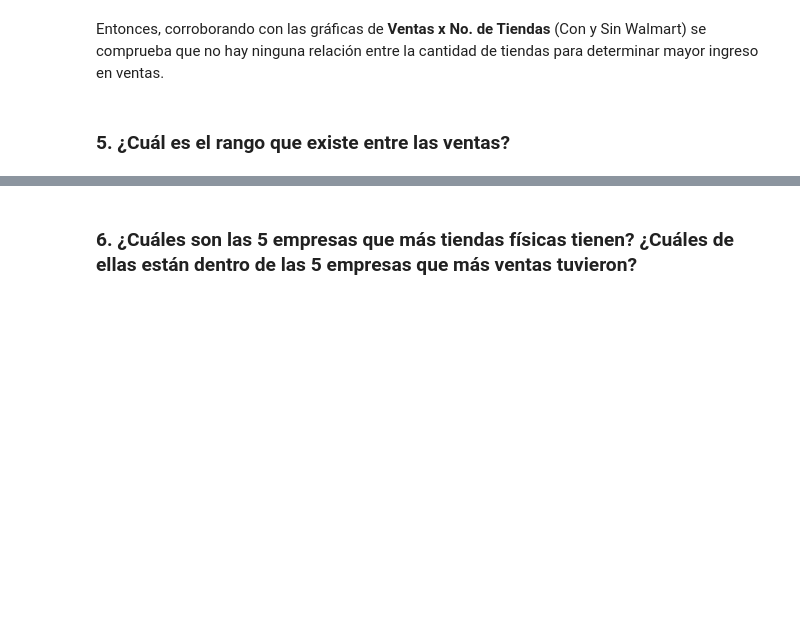
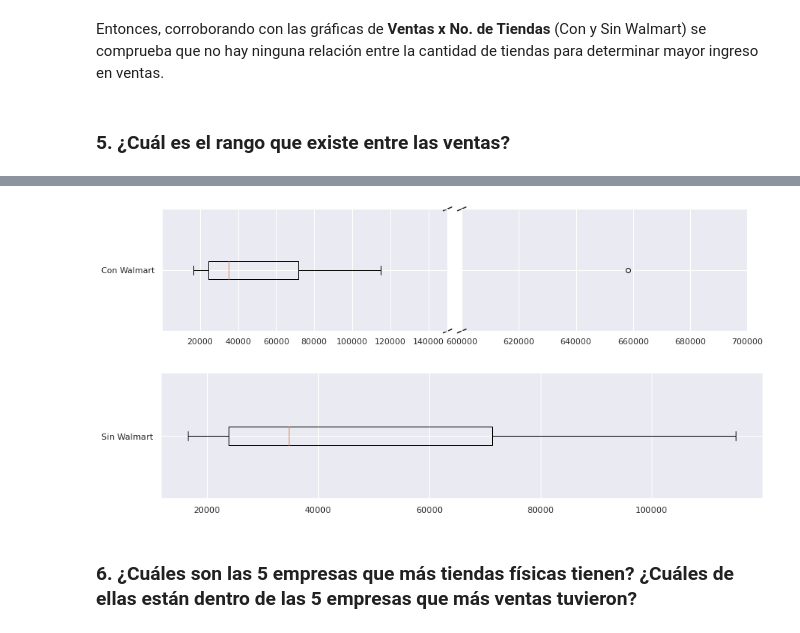
Before and after one commit to iofabela/datacademy_project-Largest_retailers, a Jupyter notebook: datacademy_project_retails.ipynb, the cells around one changed output, grey strips where cells are left out. Saved outputs shown, nothing was run; the diff lists cells and outputs as text; code cells hidden in the pictures; blank space fills up the shorter version.

```diff
--- a/datacademy_project_retails.ipynb
+++ b/datacademy_project_retails.ipynb
@@ -213,3 +241,47 @@ Entonces, corroborando con las gráficas de **Ventas x No. de Tiendas** (Con y S
+# %%
+figure, axes = plt.subplots(1,2,figsize=(14,3))
+
+# Make the spacing between the two axes a bit smaller
+plt.subplots_adjust(wspace=0.05)
+
+# plot the same data on both axes
+axes[0].boxplot(df['Sales'],vert=False)
+axes[1].boxplot(df['Sales'],vert=False)
+
+# zoom-in / limit the view to different portions of the data
+axes[0].set_xlim(100,150000) # most of the data
+axes[1].set_xlim(600000,700000) # outliers only
+
+axes[0].set_xlim([100,150000]);
+axes[0].get_xaxis().get_major_formatter().set_scientific(False)
+
+axes[1].set_xlim([600000,700000]);
+axes[1].get_xaxis().get_major_formatter().set_scientific(False)
+
+#axes[0].spines['right'].set_visible(False)
+#axes[1].spines['left'].set_visible(False)
+axes[0].set(yticklabels=['Con Walmart'])
+axes[1].set(yticklabels=[])
+
+d = .015 # how big to make the diagonal lines in axes coordinates
+# arguments to pass plot, just so we don't keep repeating them
+kwargs = dict(transform=axes[0].transAxes, color='k', clip_on=False)
+axes[0].plot((1-d,1+d),(-d,+d), **kwargs) # top-left diagonal
+axes[0].plot((1-d,1+d),(1-d,1+d), **kwargs) # bottom-left diagonal
+
+kwargs.update(transform=axes[1].transAxes) # switch to the bottom axes
+axes[1].plot((-d,d),(-d,+d), **kwargs) # top-right diagonal
+axes[1].plot((-d,d),(1-d,1+d), **kwargs) # bottom-right diagonal
+
+figure, axes = plt.subplots(figsize=(14,3))
+axes.boxplot(df_without_walmart['Sales'],vert=False)
+axes.set(yticklabels=['Sin Walmart'])
+axes.get_xaxis().get_major_formatter().set_scientific(False)
+
+plt.show()
+# %% [output]
+[figure, added]
+[figure, added]
 # %% [markdown]
 ### 6. ¿Cuáles son las 5 empresas que más tiendas físicas tienen? ¿Cuáles de ellas están dentro de las 5 empresas que más ventas tuvieron?
 # %% [markdown]
```
Also changed, not shown: parts of 5 cells of this notebook.
